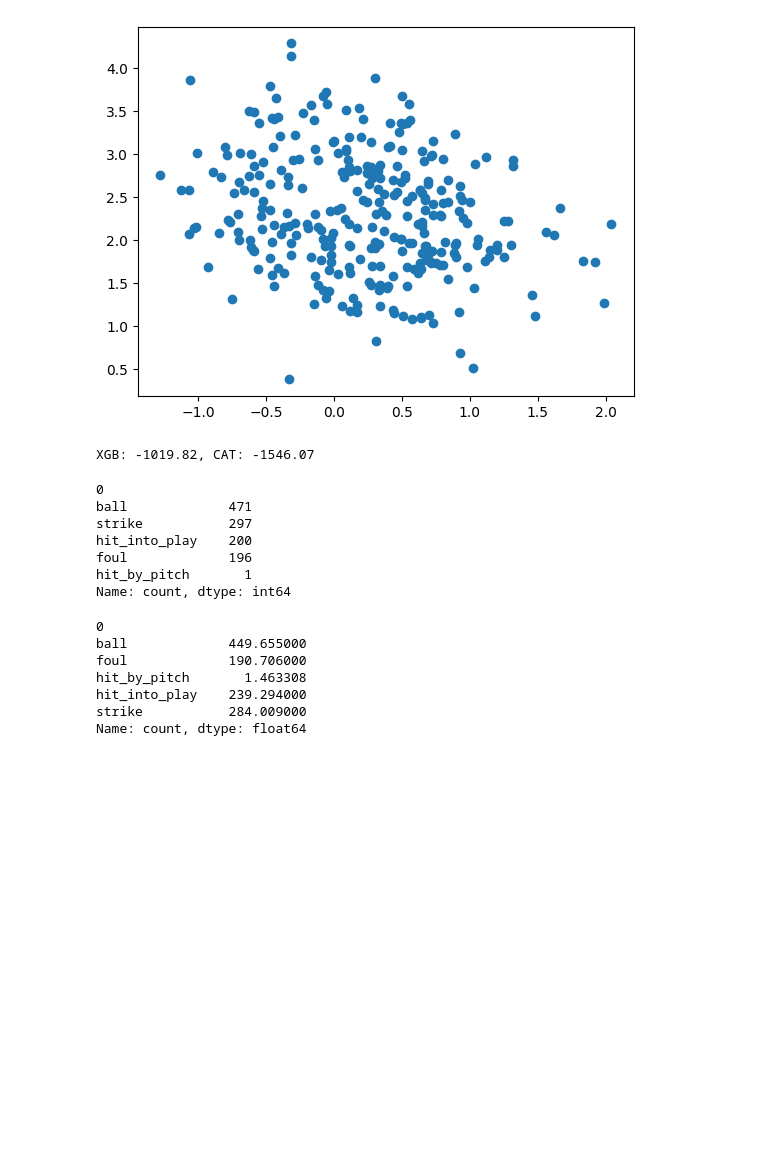
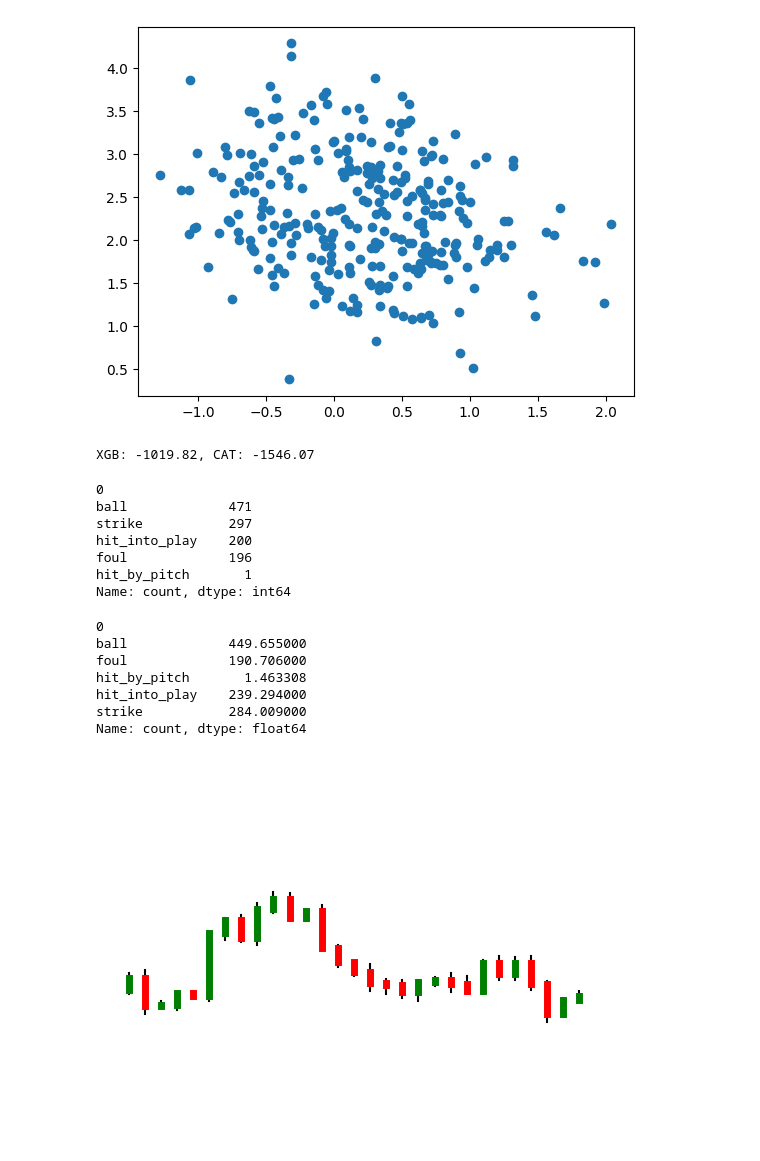
Before and after one commit to reecetec/mlb_simulator, a Jupyter notebook: notebooks/3.3-pitch-outcome-xgboost.ipynb, the cells around one changed output. Cells and saved outputs as stored; diff of their text form; code cells hidden in the pictures; blank space fills up the shorter version.

```diff
--- a/notebooks/3.3-pitch-outcome-xgboost.ipynb
+++ b/notebooks/3.3-pitch-outcome-xgboost.ipynb
@@ -254,3 +254,74 @@ hit_by_pitch       1.463308
 hit_into_play    239.294000
 strike           284.009000
 Name: count, dtype: float64
+# %%
+import pandas as pd
+import matplotlib.pyplot as plt
+import matplotlib.dates as mdates
+import numpy as np
+
+pip_size = 0.0001  # assuming EUR/USD or similar currency pair
+upper_limit = current_price + 100 * pip_size
+lower_limit = current_price - 100 * pip_size
+
+num_candles = 30
+start_price = 1.2000
+
+# Generate random price changes
+price_changes = np.random.randn(num_candles) * 0.001  # small random changes
+prices = start_price + np.cumsum(price_changes)
+
+# Create OHLC data
+open_prices = prices[:-1]
+close_prices = prices[1:]
+high_prices = np.maximum(open_prices, close_prices) + np.random.rand(num_candles - 1) * 0.0005
+low_prices = np.minimum(open_prices, close_prices) - np.random.rand(num_candles - 1) * 0.0005
+
+# Create DataFrame
+data = {
+    'Timestamp': list(range(num_candles-1)),
+    'Open': open_prices,
+    'High': high_prices,
+    'Low': low_prices,
+    'Close': close_prices
+}
+df = pd.DataFrame(data)
+
+# Calculate the current price (e.g., the latest close price)
+current_price = df['Close'].iloc[-1]
+
+# Plot the candlestick chart
+fig, ax = plt.subplots()
+
+# Convert timestamp to matplotlib date format
+#df['Timestamp'] = pd.to_datetime(filtered_df['Timestamp'])
+#df['Timestamp'] = df['Timestamp'].apply(mdates.date2num)
+
+# Define the candlestick chart function
+def plot_candlestick(ax, df):
+    for index, row in df.iterrows():
+        color = 'green' if row['Close'] >= row['Open'] else 'red'
+        ax.plot([row['Timestamp'], row['Timestamp']], [row['Low'], row['High']], color='black')
+        ax.plot([row['Timestamp'], row['Timestamp']], [row['Open'], row['Close']], color=color, linewidth=5)
+
+# Apply the candlestick plotting function
+plot_candlestick(ax, df)
+
+# Set the limits and remove axis labels
+ax.set_ylim([lower_limit, upper_limit])
+#ax.xaxis.set_major_locator(mdates.HourLocator(interval=1))
+#ax.xaxis.set_major_formatter(mdates.DateFormatter('%H:%M'))
+
+# Hide x-axis and y-axis labels
+ax.xaxis.set_visible(False)
+ax.yaxis.set_visible(False)
+
+# Hide gridlines
+ax.grid(False)
+
+# Hide the frame
+ax.set_frame_on(False)
+
+plt.show()
+# %% [output]
+[figure, added]
```
Also changed, not shown: parts of 1 cell of this notebook, 4 other files.
